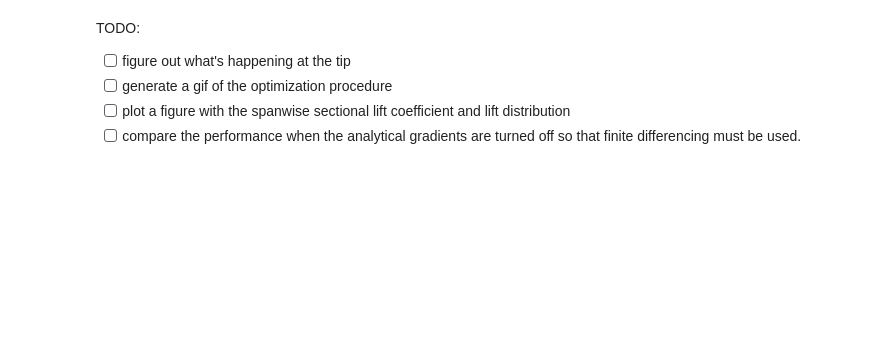
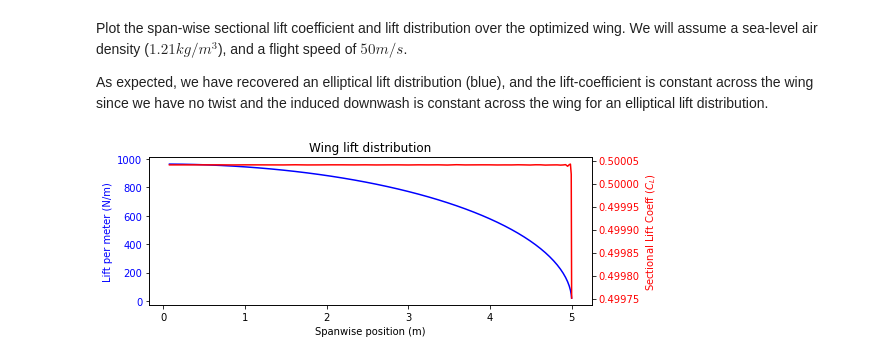
Before and after one commit to treforevans/torchMDO, a Jupyter notebook: examples/wing_aerodynamic_optimization.ipynb, the cells around one changed output. Saved outputs shown, nothing was run; the diff lists cells and outputs as text; code cells hidden in the pictures; blank space fills up the shorter version.

```diff
--- a/examples/wing_aerodynamic_optimization.ipynb
+++ b/examples/wing_aerodynamic_optimization.ipynb
@@ -85,6 +108,25 @@ The maximum number of function evaluations is exceeded.
-# %% [markdown]
-TODO:
-- [ ] figure out what's happening at the tip
-- [ ] generate a gif of the optimization procedure
-- [ ] plot a figure with the spanwise sectional lift coefficient and lift distribution
-- [ ] compare the performance when the analytical gradients are turned off so that finite differencing must be used.
+# %% [markdown]
+Plot the span-wise sectional lift coefficient and lift distribution over the optimized wing.
+We will assume a sea-level air density ($1.21kg/m^3$),
+and a flight speed of $50 m/s$.
+
+As expected, we have recovered an elliptical lift distribution (blue), and the lift-coefficient is
+constant across the wing since we have no twist and the induced downwash is constant across the
+wing for an elliptical lift distribution.
+# %%
+q = 0.5*1.21*50**2 # dynamic pressure
+with torch.no_grad():
+    wing.compute()
+    fig, ax1 = plt.subplots(figsize=(8,3))
+    ax1.set_title("Wing lift distribution")
+    ax1.plot(wing.section_midpoints, wing.Cl_section*wing.chords*q, 'b')
+    ax1.set_xlabel("Spanwise position (m)")
+    ax1.set_ylabel("Lift per meter (N/m)", color='b')
+    ax1.tick_params(axis='y', labelcolor='b')
+    ax2 = ax1.twinx()
+    ax2.plot(wing.section_midpoints, wing.Cl_section, 'r')
+    ax2.set_ylabel(r"Sectional Lift Coeff ($C_L$)", color='r')
+    ax2.tick_params(axis='y', labelcolor='r')
+    fig.tight_layout() # otherwise right label is clipped
+# %% [output]
+[figure, added]
```
Also changed, not shown: parts of 11 cells of this notebook, 4 other files.
